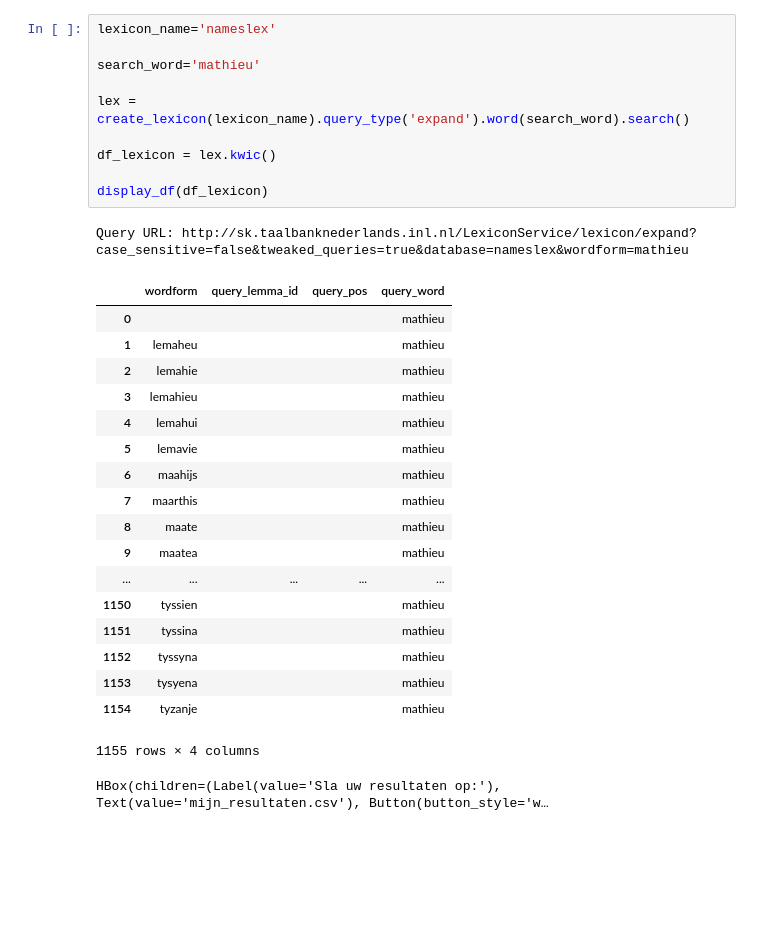
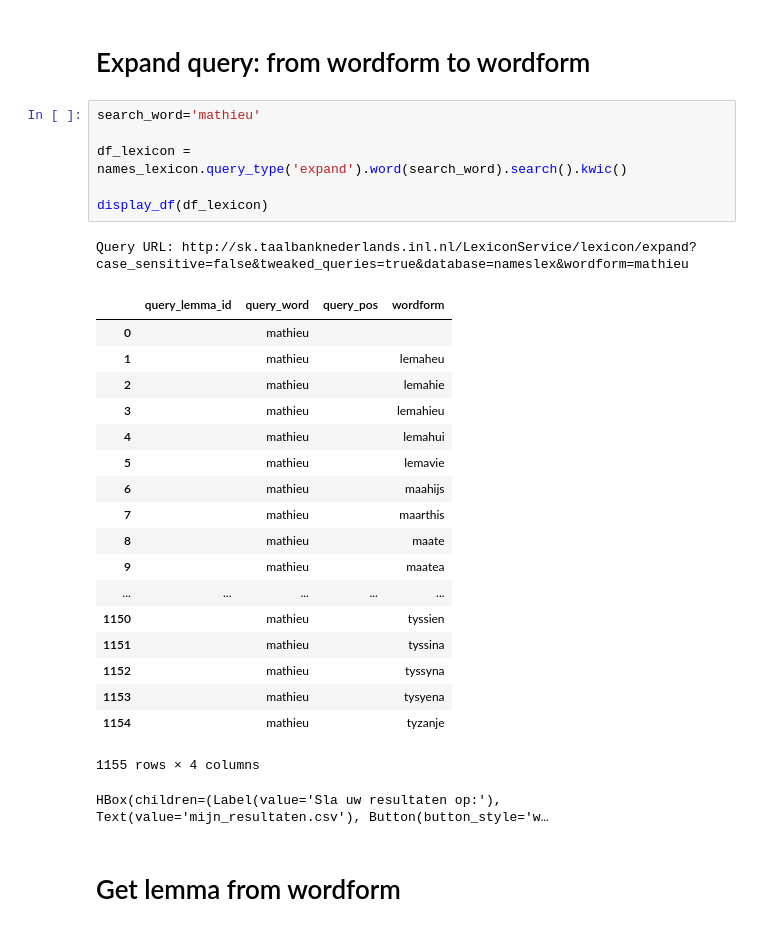
Before and after one commit to INL/chaining-search, a Jupyter notebook: namesSandbox.ipynb, the cells around one changed output. Cells and saved outputs as stored; diff of their text form; blank space fills up the shorter version.

```diff
--- a/namesSandbox.ipynb
+++ b/namesSandbox.ipynb
@@ -38,32 +66,32 @@ Lexicon service query types:
+# %% [markdown]
+# Expand query: from wordform to wordform
 # %%
-lexicon_name='nameslex'
-
 search_word='mathieu'
 
-lex = create_lexicon(lexicon_name).query_type('expand').word(search_word).search()
-
-df_lexicon = lex.kwic()
+df_lexicon = names_lexicon.query_type('expand').word(search_word).search().kwic()
 
 display_df(df_lexicon)
 # %% [output]
 Query URL: http://sk.taalbanknederlands.inl.nl/LexiconService/lexicon/expand?case_sensitive=false&tweaked_queries=true&database=nameslex&wordform=mathieu
-|  | wordform | query_lemma_id | query_pos | query_word |
-| 0 |  |  |  | mathieu |
-| 1 | lemaheu |  |  | mathieu |
-| 2 | lemahie |  |  | mathieu |
-| 3 | lemahieu |  |  | mathieu |
-| 4 | lemahui |  |  | mathieu |
-| 5 | lemavie |  |  | mathieu |
-| 6 | maahijs |  |  | mathieu |
-| 7 | maarthis |  |  | mathieu |
-| 8 | maate |  |  | mathieu |
-| 9 | maatea |  |  | mathieu |
+|  | query_lemma_id | query_word | query_pos | wordform |
+| 0 |  | mathieu |  |  |
+| 1 |  | mathieu |  | lemaheu |
+| 2 |  | mathieu |  | lemahie |
+| 3 |  | mathieu |  | lemahieu |
+| 4 |  | mathieu |  | lemahui |
+| 5 |  | mathieu |  | lemavie |
+| 6 |  | mathieu |  | maahijs |
+| 7 |  | mathieu |  | maarthis |
+| 8 |  | mathieu |  | maate |
+| 9 |  | mathieu |  | maatea |
 | ... | ... | ... | ... | ... |
-| 1150 | tyssien |  |  | mathieu |
-| 1151 | tyssina |  |  | mathieu |
-| 1152 | tyssyna |  |  | mathieu |
-| 1153 | tysyena |  |  | mathieu |
-| 1154 | tyzanje |  |  | mathieu |
+| 1150 |  | mathieu |  | tyssien |
+| 1151 |  | mathieu |  | tyssina |
+| 1152 |  | mathieu |  | tyssyna |
+| 1153 |  | mathieu |  | tysyena |
+| 1154 |  | mathieu |  | tyzanje |
 1155 rows × 4 columns
 HBox(children=(Label(value='Sla uw resultaten op:'), Text(value='mijn_resultaten.csv'), Button(button_style='w…
+# %% [markdown]
+# Get lemma from wordform
 # %%
```
Also changed, not shown: parts of 12 cells of this notebook, 1 other file.
